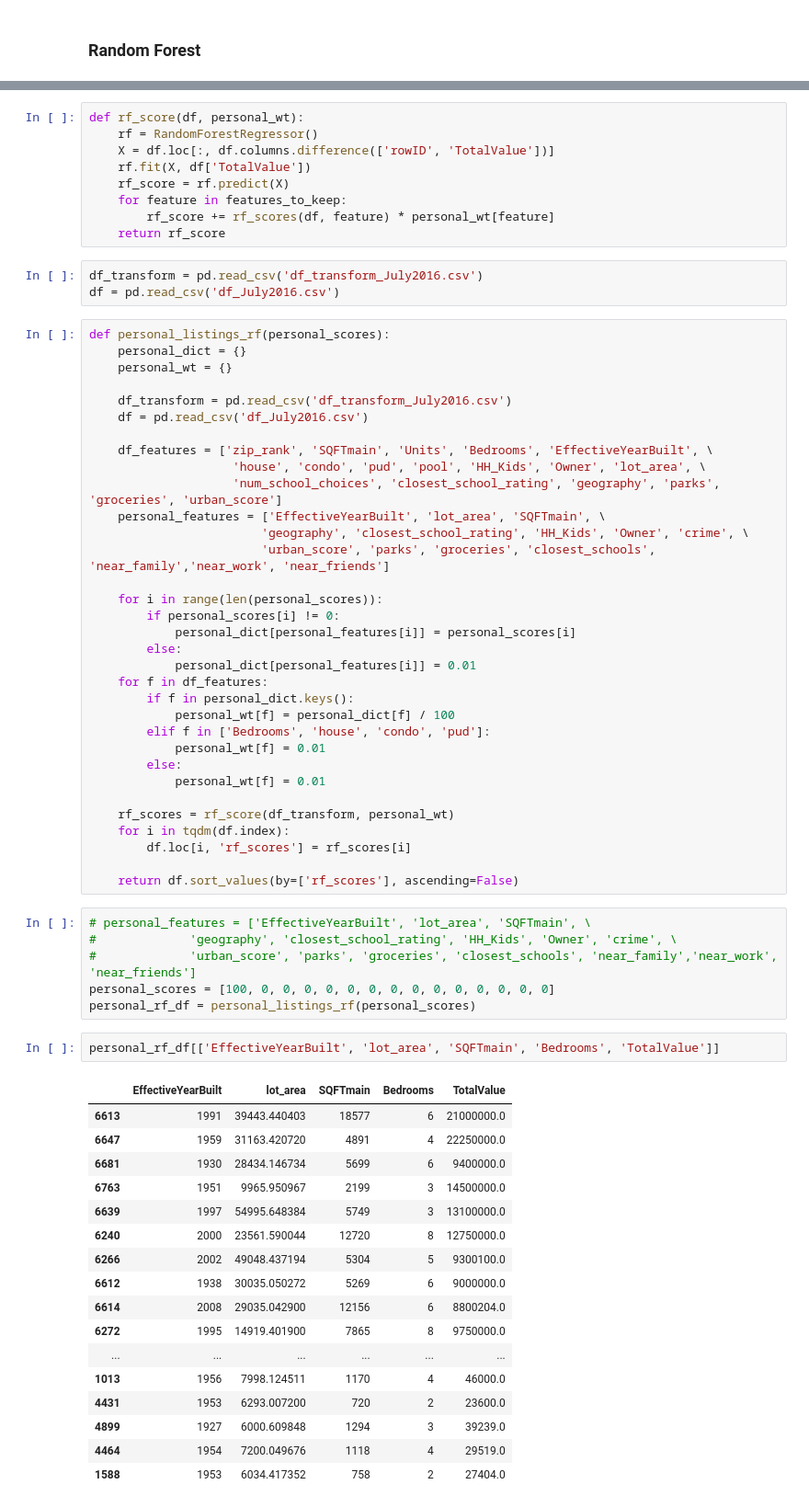
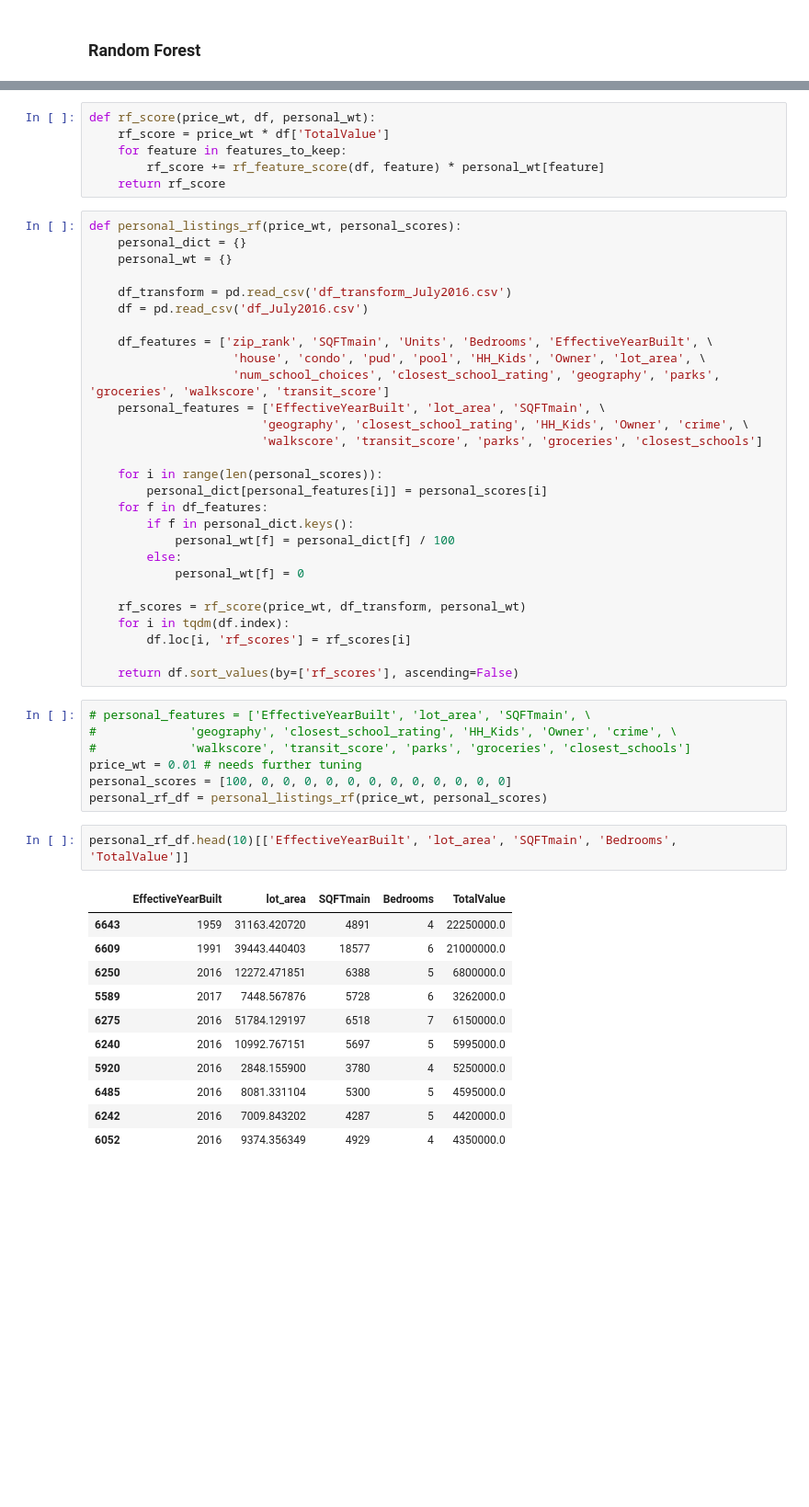
Before and after one commit to dswald/smartRE, a Jupyter notebook: sandbox/Simple Model with Integrated Dataframe/Simple Model with Integrated Dataframe.ipynb, the cells around one changed output, grey strips where cells are left out. Shown: that part at 92% size. Saved outputs shown, nothing was run; the diff lists cells and outputs as text; blank space fills up the shorter version.

```diff
--- a/sandbox/Simple Model with Integrated Dataframe/Simple Model with Integrated Dataframe.ipynb
+++ b/sandbox/Simple Model with Integrated Dataframe/Simple Model with Integrated Dataframe.ipynb
@@ -262,19 +271,13 @@ def rf_scores(df, feature):
     feature_score = rf.predict(df[feature].values.reshape(-1, 1)) * feature_coef.values[0]
     return feature_score
 # %%
-def rf_score(df, personal_wt):
-    rf = RandomForestRegressor()
-    X = df.loc[:, df.columns.difference(['rowID', 'TotalValue'])]
-    rf.fit(X, df['TotalValue'])
-    rf_score = rf.predict(X)
+def rf_score(price_wt, df, personal_wt):
+    rf_score = price_wt * df['TotalValue']
     for feature in features_to_keep:
-        rf_score += rf_scores(df, feature) * personal_wt[feature]
+        rf_score += rf_feature_score(df, feature) * personal_wt[feature]
     return rf_score
-# %%
-df_transform = pd.read_csv('df_transform_July2016.csv')
-df = pd.read_csv('df_July2016.csv')
 # %%
-def personal_listings_rf(personal_scores):
+def personal_listings_rf(price_wt, personal_scores):
     personal_dict = {}
     personal_wt = {}
 
@@ -283,25 +286,20 @@ def personal_listings_rf(personal_scores):
 
     df_features = ['zip_rank', 'SQFTmain', 'Units', 'Bedrooms', 'EffectiveYearBuilt', \
                     'house', 'condo', 'pud', 'pool', 'HH_Kids', 'Owner', 'lot_area', \
-                    'num_school_choices', 'closest_school_rating', 'geography', 'parks', 'groceries', 'urban_score']
+                    'num_school_choices', 'closest_school_rating', 'geography', 'parks', 'groceries', 'walkscore', 'transit_score']
     personal_features = ['EffectiveYearBuilt', 'lot_area', 'SQFTmain', \
                         'geography', 'closest_school_rating', 'HH_Kids', 'Owner', 'crime', \
-                        'urban_score', 'parks', 'groceries', 'closest_schools', 'near_family','near_work', 'near_friends']
+                        'walkscore', 'transit_score', 'parks', 'groceries', 'closest_schools']
 
     for i in range(len(personal_scores)):
-        if personal_scores[i] != 0:
-            personal_dict[personal_features[i]] = personal_scores[i]
-        else:
-            personal_dict[personal_features[i]] = 0.01
+        personal_dict[personal_features[i]] = personal_scores[i]
     for f in df_features:
         if f in personal_dict.keys():
             personal_wt[f] = personal_dict[f] / 100
-        elif f in ['Bedrooms', 'house', 'condo', 'pud']:
-            personal_wt[f] = 0.01
         else:
-            personal_wt[f] = 0.01
+            personal_wt[f] = 0
 
-    rf_scores = rf_score(df_transform, personal_wt)
+    rf_scores = rf_score(price_wt, df_transform, personal_wt)
     for i in tqdm(df.index):
         df.loc[i, 'rf_scores'] = rf_scores[i]
 
@@ -309,26 +307,21 @@ def personal_listings_rf(personal_scores):
 # %%
 # personal_features = ['EffectiveYearBuilt', 'lot_area', 'SQFTmain', \
 #             'geography', 'closest_school_rating', 'HH_Kids', 'Owner', 'crime', \
-#             'urban_score', 'parks', 'groceries', 'closest_schools', 'near_family','near_work', 'near_friends']
-personal_scores = [100, 0, 0, 0, 0, 0, 0, 0, 0, 0, 0, 0, 0, 0, 0]
-personal_rf_df = personal_listings_rf(personal_scores)
+#             'walkscore', 'transit_score', 'parks', 'groceries', 'closest_schools']
+price_wt = 0.01 # needs further tuning
+personal_scores = [100, 0, 0, 0, 0, 0, 0, 0, 0, 0, 0, 0, 0]
+personal_rf_df = personal_listings_rf(price_wt, personal_scores)
 # %%
-personal_rf_df[['EffectiveYearBuilt', 'lot_area', 'SQFTmain', 'Bedrooms', 'TotalValue']]
+personal_rf_df.head(10)[['EffectiveYearBuilt', 'lot_area', 'SQFTmain', 'Bedrooms', 'TotalValue']]
 # %% [output]
 |  | EffectiveYearBuilt | lot_area | SQFTmain | Bedrooms | TotalValue |
-| 6613 | 1991 | 39443.440403 | 18577 | 6 | 21000000.0 |
-| 6647 | 1959 | 31163.420720 | 4891 | 4 | 22250000.0 |
-| 6681 | 1930 | 28434.146734 | 5699 | 6 | 9400000.0 |
-| 6763 | 1951 | 9965.950967 | 2199 | 3 | 14500000.0 |
-| 6639 | 1997 | 54995.648384 | 5749 | 3 | 13100000.0 |
-| 6240 | 2000 | 23561.590044 | 12720 | 8 | 12750000.0 |
-| 6266 | 2002 | 49048.437194 | 5304 | 5 | 9300100.0 |
-| 6612 | 1938 | 30035.050272 | 5269 | 6 | 9000000.0 |
-| 6614 | 2008 | 29035.042900 | 12156 | 6 | 8800204.0 |
-| 6272 | 1995 | 14919.401900 | 7865 | 8 | 9750000.0 |
-| ... | ... | ... | ... | ... | ... |
-| 1013 | 1956 | 7998.124511 | 1170 | 4 | 46000.0 |
-| 4431 | 1953 | 6293.007200 | 720 | 2 | 23600.0 |
-| 4899 | 1927 | 6000.609848 | 1294 | 3 | 39239.0 |
-| 4464 | 1954 | 7200.049676 | 1118 | 4 | 29519.0 |
-| 1588 | 1953 | 6034.417352 | 758 | 2 | 27404.0 |
+| 6643 | 1959 | 31163.420720 | 4891 | 4 | 22250000.0 |
+| 6609 | 1991 | 39443.440403 | 18577 | 6 | 21000000.0 |
+| 6250 | 2016 | 12272.471851 | 6388 | 5 | 6800000.0 |
+| 5589 | 2017 | 7448.567876 | 5728 | 6 | 3262000.0 |
+| 6275 | 2016 | 51784.129197 | 6518 | 7 | 6150000.0 |
+| 6240 | 2016 | 10992.767151 | 5697 | 5 | 5995000.0 |
+| 5920 | 2016 | 2848.155900 | 3780 | 4 | 5250000.0 |
+| 6485 | 2016 | 8081.331104 | 5300 | 5 | 4595000.0 |
+| 6242 | 2016 | 7009.843202 | 4287 | 5 | 4420000.0 |
+| 6052 | 2016 | 9374.356349 | 4929 | 4 | 4350000.0 |
```
Also changed, not shown: parts of 19 cells of this notebook, 7 other files.
